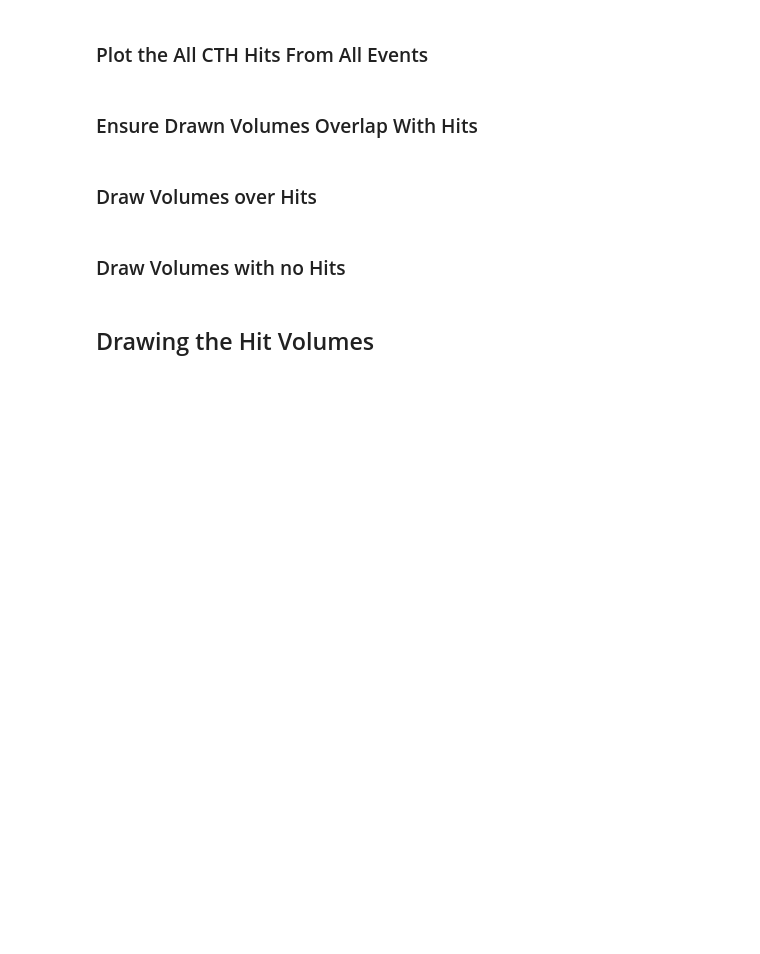
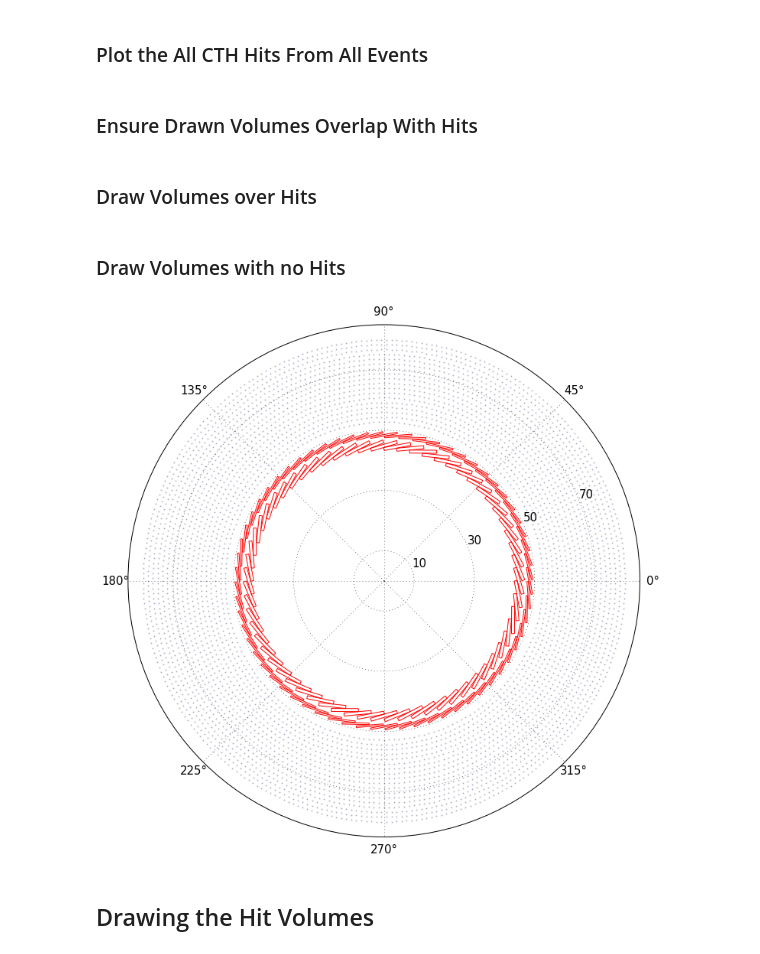
Before and after one commit to ewengillies/track-finding-yandex, a Jupyter notebook: notebooks/Plotting_CTH.ipynb, the cells around one changed output. Saved outputs shown, nothing was run; the diff lists cells and outputs as text; code cells hidden in the pictures; blank space fills up the shorter version.

Commit message:
added visualizations and CTH triggr logic

```diff
--- a/notebooks/Plotting_CTH.ipynb
+++ b/notebooks/Plotting_CTH.ipynb
@@ -138,26 +175,28 @@ plot_output(np.zeros(hits.cydet.geom.n_points), geom)
 cth_hits = hits.cth.get_hit_vols(evt)
 
 # Get all hit points in first volumev
-vol_hits = hits.cth.filter_hits(hits.cth.down_data, "M_vol_id", values=range(128))
-plt.scatter(vol_hits["M_x"], vol_hits["M_y"], s=1, transform=gca().transData._b)
+vol_hits = hits.cth.filter_hits(hits.cth.down_data, vol_id_name, values=range(128))
+plt.scatter(vol_hits[x_pos_name], vol_hits[y_pos_name], s=1, transform=gca().transData._b)
 # %% [markdown]
 ### Ensure Drawn Volumes Overlap With Hits
 # %%
 for wid, hgt, deflection, vols_shown in zip(widths, heights, deflection_angles, all_vols_shown):
     for vol in vols_shown[:3]:
-        x = test_geom.point_x[vol]
-        y = test_geom.point_y[vol]
+        x = -test_geom.point_x[vol]
+        y = -test_geom.point_y[vol]
+        print x, y
 
-        theta_rotate = np.arctan((y)/(x)) - deflection*np.pi/180.
+        theta_rotate = np.arctan((-y)/(x)) - deflection*np.pi/180.
         x_plt = x + sin(theta_rotate)*hgt/2. - cos(theta_rotate)*wid/2.
         y_plt = y - cos(theta_rotate)*hgt/2. - sin(theta_rotate)*wid/2.
 
-        this_vol = hits.cth.filter_hits(vol_hits, "M_vol_id", values=vol)
+        print x_plt, y_plt, wid, hgt
+        this_vol = hits.cth.filter_hits(vol_hits, vol_id_name, values=vol)
 
-        plt.scatter(this_vol["M_x"], this_vol["M_y"], s=1, transform=gca().transData._b)
+        plt.scatter(this_vol[x_pos_name], this_vol[y_pos_name], s=1, transform=gca().transData._b)
         plot_angle = (theta_rotate/np.pi) * 180.
-        plot_rect = plt.Rectangle((x_plt, y_plt), wid, hgt, angle=plot_angle,\
-                                    color="red", fill=False)
+        plot_rect = plt.Rectangle((x_plt, y_plt), wid*100, hgt*100,\
+                                    color="red", fill=True)
         gca().add_artist(plot_rect)
         plt.show()
 # %% [markdown]
@@ -168,8 +207,8 @@ plot_output(np.zeros(hits.cydet.geom.n_points), geom)
 cth_hits = hits.cth.get_hit_vols(evt)
 
 # Get all hit points in first volumev
-vol_hits = hits.cth.filter_hits(hits.cth.down_data, "M_vol_id", values=range(128))
-plt.scatter(vol_hits["M_x"], vol_hits["M_y"], s=1, transform=gca().transData._b)
+vol_hits = hits.cth.filter_hits(hits.cth.down_data, vol_id_name, values=range(128)[::5])
+plt.scatter(vol_hits[x_pos_name], vol_hits[y_pos_name], s=1, transform=gca().transData._b)
 
 for wid, hgt, deflection, vols_shown in zip(widths, heights, deflection_angles, all_vols_shown):
 
@@ -180,15 +219,15 @@ for wid, hgt, deflection, vols_shown in zip(widths, heights, deflection_angles,
         y_plt = y - cos(theta_rotate)*hgt/2. - sin(theta_rotate)*wid/2.
 
         # Truth information
-        this_vol = hits.cth.filter_hits(vol_hits, "M_vol_id", values=vol)
+        this_vol = hits.cth.filter_hits(vol_hits, vol_id_name, values=vol)
 
         if print_me:
             # Range
-            #x_true = (max(this_vol["M_x"]) - min(this_vol["M_x"]))
-            #y_true = (max(this_vol["M_y"]) - min(this_vol["M_y"]))
+            #x_true = (max(this_vol[x_pos_name]) - min(this_vol[x_pos_name]))
+            #y_true = (max(this_vol[y_pos_name]) - min(this_vol[y_pos_name]))
             # Average
-            x_true = average(this_vol["M_x"])
-            y_true = average(this_vol["M_y"])
+            x_true = average(this_vol[x_pos_name])
+            y_true = average(this_vol[y_pos_name])
             print "index " + str(vol)
             print "  x " + str(test_geom.point_x[vol])
             #print "  x_plt " + str(x_plt)
@@ -216,38 +255,40 @@ cth_hits = hits.cth.get_hit_vols(evt)
 for wid, hgt, deflection, vols_shown in zip(widths, heights, deflection_angles, all_vols_shown):
 
     for vol, x, y in zip(vols_shown, test_geom.point_x[vols_shown],test_geom.point_y[vols_shown]):
 
         theta_rotate = np.arctan((y)/(x)) - deflection*np.pi/180
         x_plt = x + sin(theta_rotate)*hgt/2. - cos(theta_rotate)*wid/2.
         y_plt = y - cos(theta_rotate)*hgt/2. - sin(theta_rotate)*wid/2.
 
         # Truth information
-        this_vol = hits.cth.filter_hits(vol_hits, "M_vol_id", values=vol)
+        this_vol = hits.cth.filter_hits(vol_hits, vol_id_name, values=vol)
 
         if print_me:
             # Range
-            #x_true = (max(this_vol["M_x"]) - min(this_vol["M_x"]))
-            #y_true = (max(this_vol["M_y"]) - min(this_vol["M_y"]))
+            #x_true = (max(this_vol[x_pos_name]) - min(this_vol[x_pos_name]))
+            #y_true = (max(this_vol[y_pos_name]) - min(this_vol[y_pos_name]))
             # Average
-            x_true = average(this_vol["M_x"])
-            y_true = average(this_vol["M_y"])
+            x_true = average(this_vol[x_pos_name])
+            y_true = average(this_vol[y_pos_name])
             print "index " + str(vol)
             print "  x " + str(test_geom.point_x[vol])
             #print "  x_plt " + str(x_plt)
             print "  x_true " + str(x_true)
             print "  y " + str(test_geom.point_y[vol])
             #print "  y_plt " + str(y_plt)
             print "  y_true " + str(y_true)
             print y_true - y
             print x_true - x
             print sqrt(x_true**2 + y_true**2)
 
         plot_angle = (theta_rotate/np.pi) * 180.
 
         plot_rect = plt.Rectangle((x_plt, y_plt), wid, hgt, angle=plot_angle,\
                                   transform=gca().transData._b, fill=False, color="red")
            #     color="green", fill=False, alpha=l_alpha, lw=lw)
         gca().add_artist(plot_rect)
+# %% [output]
+[figure, added]
 # %% [markdown]
 ## Drawing the Hit Volumes
 # %%
```
Also changed, not shown: parts of 14 cells of this notebook, 1 other file.
